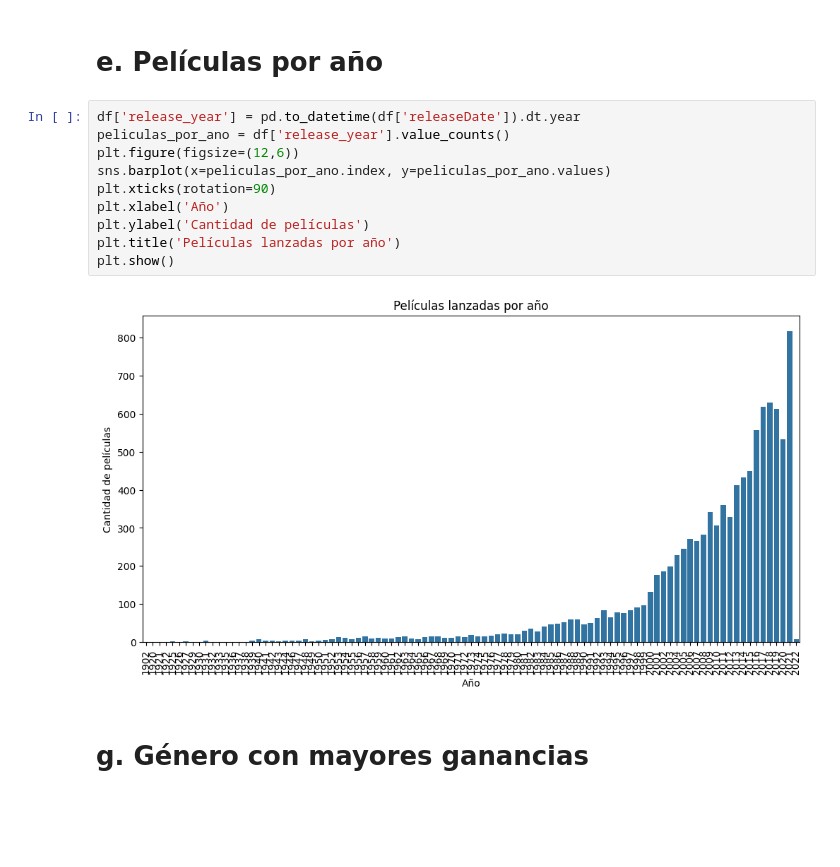
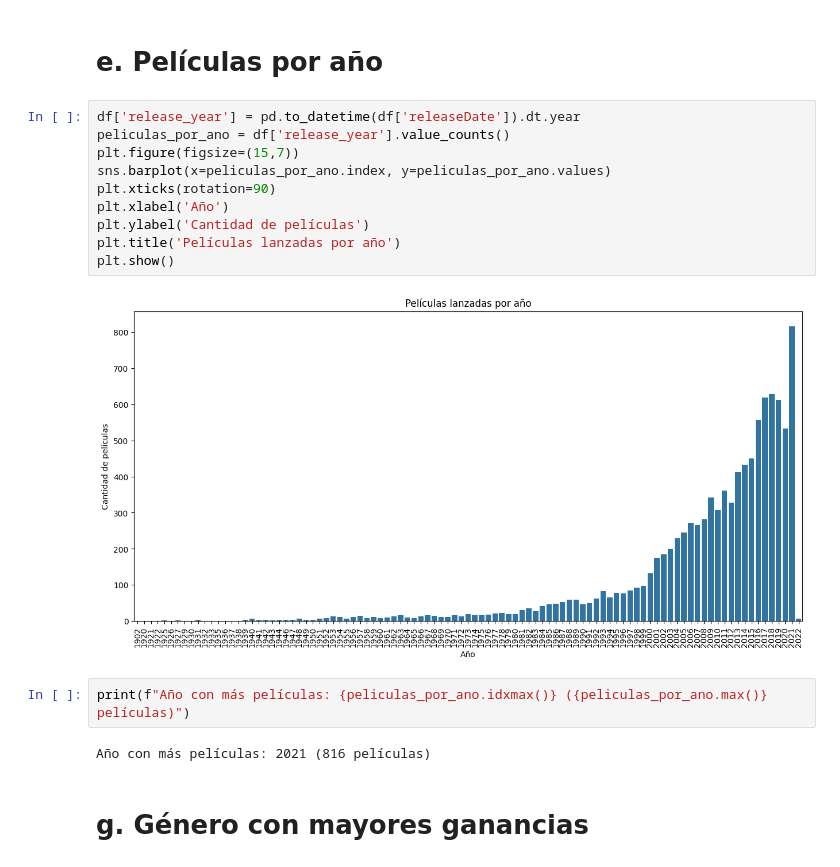
Before and after one commit to Sofiamishel2003/-An-lisis-Exploratorio, a Jupyter notebook: analisis exploratorio - movies.IPYNB, the cells around one changed output. Drawn from its saved outputs; the diff is of its cells as text; blank space fills up the shorter version.

```diff
--- a/analisis exploratorio - movies.IPYNB
+++ b/analisis exploratorio - movies.IPYNB
@@ -42,15 +68,19 @@ most_voted_movie
 # %%
 df['release_year'] = pd.to_datetime(df['releaseDate']).dt.year
 peliculas_por_ano = df['release_year'].value_counts()
-plt.figure(figsize=(12,6))
+plt.figure(figsize=(15,7))
 sns.barplot(x=peliculas_por_ano.index, y=peliculas_por_ano.values)
 plt.xticks(rotation=90)
 plt.xlabel('Año')
 plt.ylabel('Cantidad de películas')
 plt.title('Películas lanzadas por año')
 plt.show()
 # %% [output]
-[figure, old version]
+[figure, new version]
+# %%
+print(f"Año con más películas: {peliculas_por_ano.idxmax()} ({peliculas_por_ano.max()} películas)")
+# %% [output]
+Año con más películas: 2021 (816 películas)
 # %% [markdown]
 # g. Género con mayores ganancias
 # %%
```
Also changed, not shown: parts of 13 cells of this notebook.
